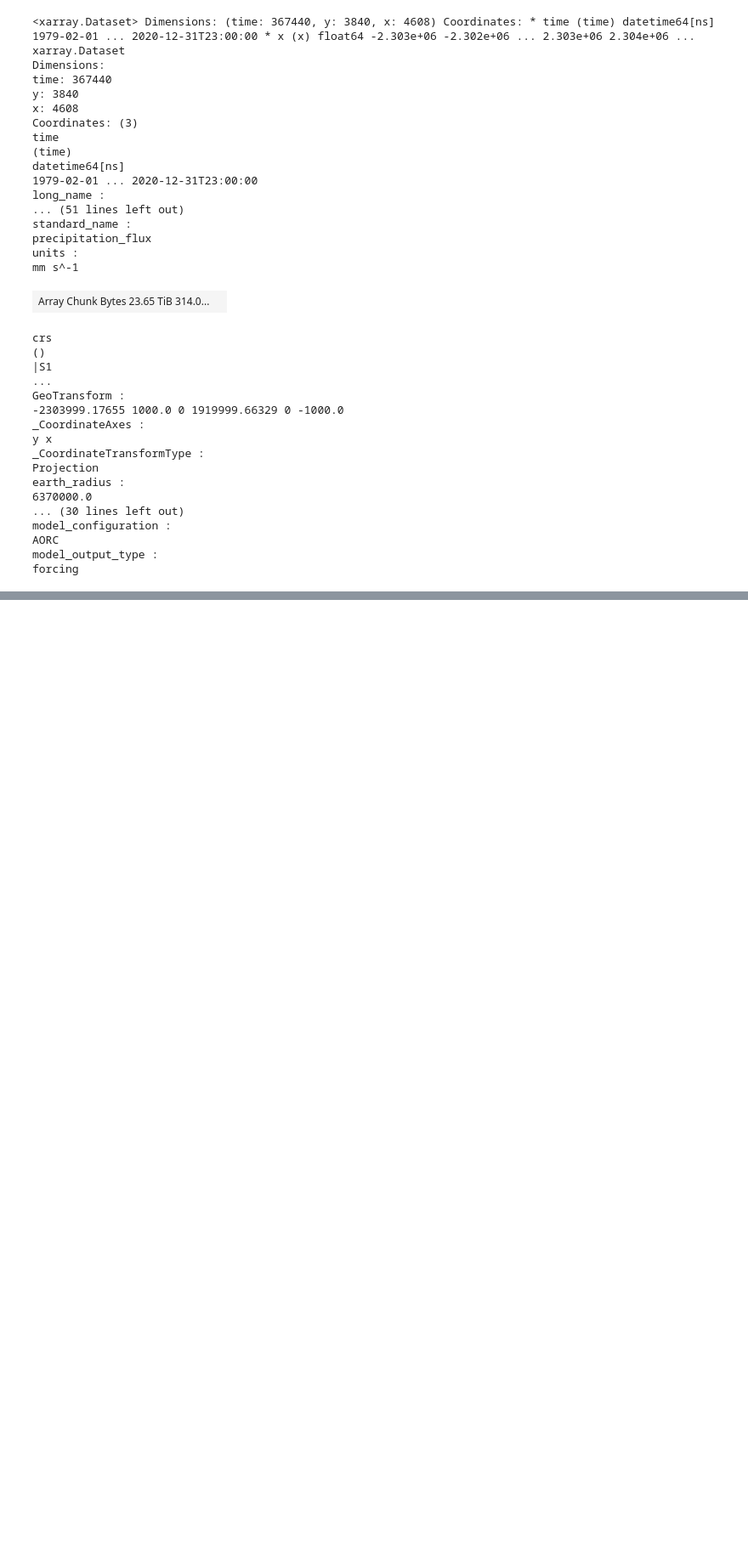
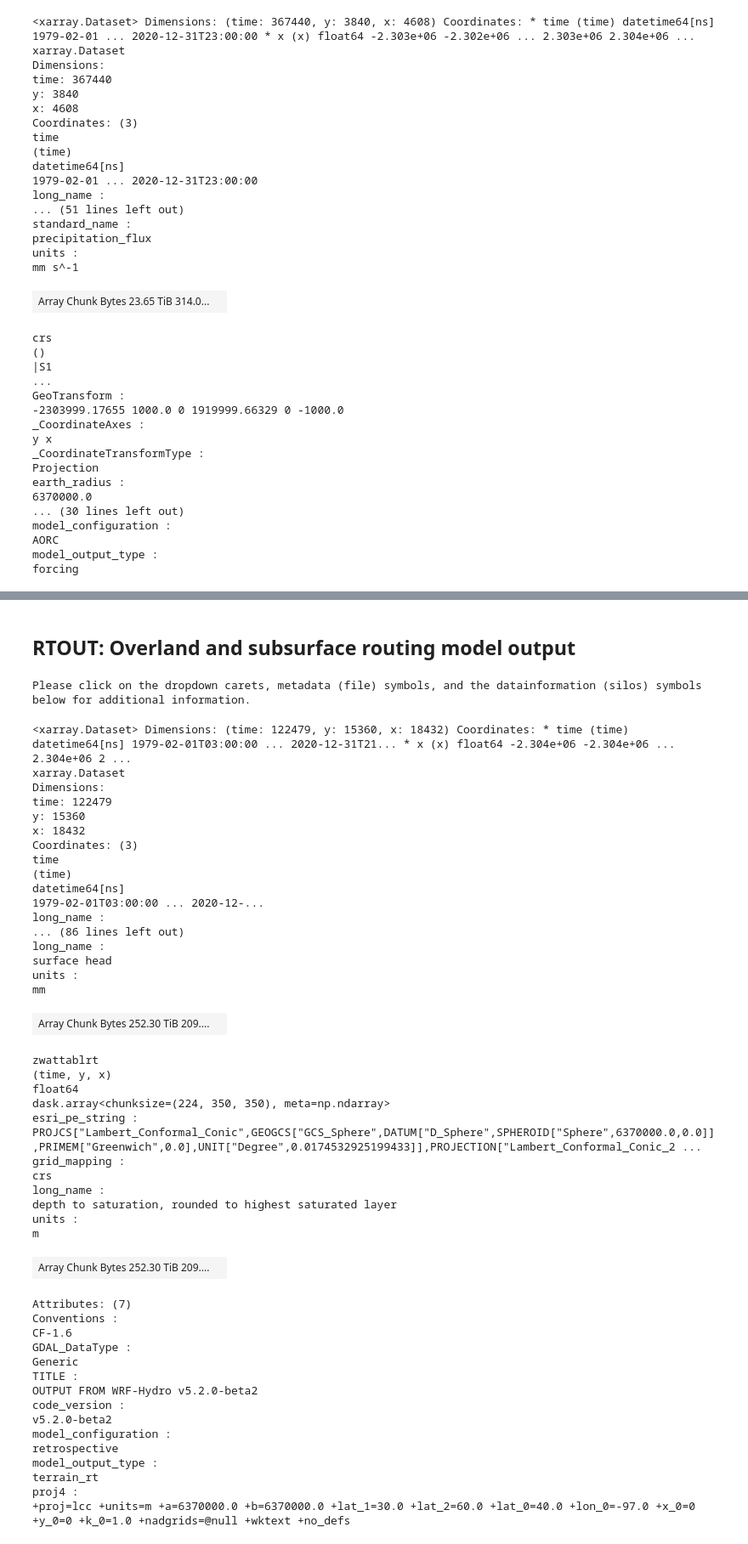
Before and after one commit to NCAR/rechunk_retro_nwm_v21, a Jupyter notebook: notebooks/data_description.ipynb, the cells around one changed output, grey strips where cells are left out. Shown at 85% size. Cells and saved outputs as stored; diff of their text form; code cells hidden in the pictures; blank space fills up the shorter version.

```diff
--- a/notebooks/data_description.ipynb
+++ b/notebooks/data_description.ipynb
@@ -14,8 +14,8 @@ files = {
     'lakeout': '/glade/p/datashare/jamesmcc/nwm_retro_v2.1/lakeout.zarr',
     'chrtout': '/glade/p/datashare/ishitas/nwm_retro_v2.1/chrtout.zarr',
     'precip': '/glade/p/datashare/jamesmcc/nwm_retro_v2.1/precip.zarr',
-    # 'ldasout': '/glade/p/datashare/ishitas/nwm_retro_v2.1/ldasout.zarr',
-    # 'rtout': '/glade/p/datashare/jamesmcc/nwm_retro_v2.1/rtout.zarr',
+    'ldasout': '/glade/p/datashare/ishitas/nwm_retro_v2.1/ldasout.zarr',
+    'rtout': '/glade/p/datashare/jamesmcc/nwm_retro_v2.1/rtout.zarr',
 }
 
 message = ('Please click on the dropdown carets, metadata (file) symbols, and the data'
@@ -248,0 +272,52 @@ forcing
+# %% [markdown]
+## RTOUT: Overland and subsurface routing model output
+# %%
+describe('rtout')
+# %% [output]
+Please click on the dropdown carets, metadata (file) symbols, and the datainformation (silos) symbols below for additional information.
+<xarray.Dataset> Dimensions: (time: 122479, y: 15360, x: 18432) Coordinates: * time (time) datetime64[ns] 1979-02-01T03:00:00 ... 2020-12-31T21... * x (x) float64 -2.304e+06 -2.304e+06 ... 2.304e+06 2 ...
+xarray.Dataset
+Dimensions:
+time: 122479
+y: 15360
+x: 18432
+Coordinates: (3)
+time
+(time)
+datetime64[ns]
+1979-02-01T03:00:00 ... 2020-12-...
+long_name :
+... (86 lines left out)
+long_name :
+surface head
+units :
+mm
+| Array Chunk Bytes 252.30 TiB 209.... |  |
+zwattablrt
+(time, y, x)
+float64
+dask.array<chunksize=(224, 350, 350), meta=np.ndarray>
+esri_pe_string :
+PROJCS["Lambert_Conformal_Conic",GEOGCS["GCS_Sphere",DATUM["D_Sphere",SPHEROID["Sphere",6370000.0,0.0]],PRIMEM["Greenwich",0.0],UNIT["Degree",0.0174532925199433]],PROJECTION["Lambert_Conformal_Conic_2 ...
+grid_mapping :
+crs
+long_name :
+depth to saturation, rounded to highest saturated layer
+units :
+m
+| Array Chunk Bytes 252.30 TiB 209.... |  |
+Attributes: (7)
+Conventions :
+CF-1.6
+GDAL_DataType :
+Generic
+TITLE :
+OUTPUT FROM WRF-Hydro v5.2.0-beta2
+code_version :
+v5.2.0-beta2
+model_configuration :
+retrospective
+model_output_type :
+terrain_rt
+proj4 :
++proj=lcc +units=m +a=6370000.0 +b=6370000.0 +lat_1=30.0 +lat_2=60.0 +lat_0=40.0 +lon_0=-97.0 +x_0=0 +y_0=0 +k_0=1.0 +nadgrids=@null +wktext +no_defs
```
Also changed, not shown: parts of 3 cells of this notebook, 1 other file.
